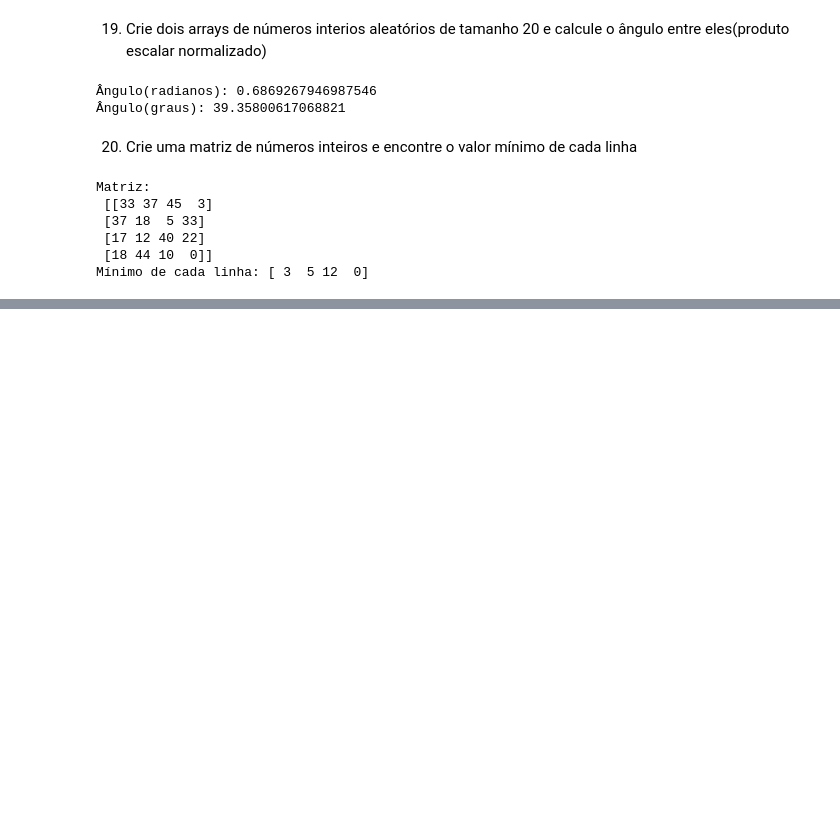
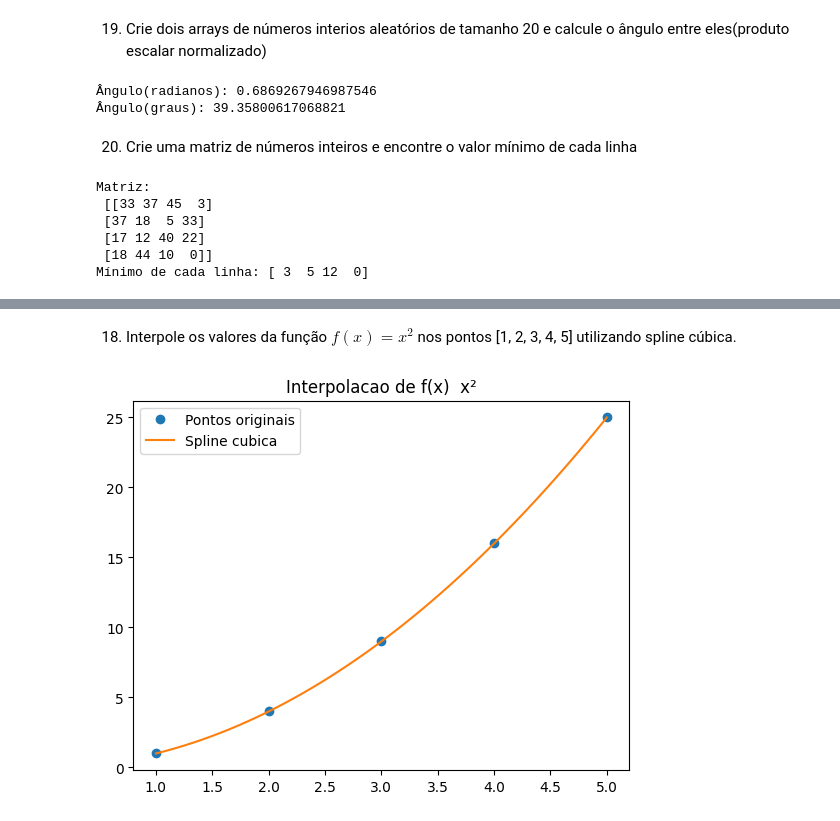
Before and after one commit to MikhayahIV/faculdade-AI, a Jupyter notebook: Exercícios_Python_DataScience_VitorBlaia_A_6.ipynb, the cells around one changed output, grey strips where cells are left out. Saved outputs shown, nothing was run; the diff lists cells and outputs as text; code cells hidden in the pictures; blank space fills up the shorter version.

```diff
--- a/Exercícios_Python_DataScience_VitorBlaia_A_6.ipynb
+++ b/Exercícios_Python_DataScience_VitorBlaia_A_6.ipynb
@@ -322,0 +568,18 @@ Mínimo de cada linha: [ 3  5 12  0]
+# %% [markdown]
+18. Interpole os valores da função $f(x) = x^2$ nos pontos [1, 2, 3, 4, 5] utilizando spline cúbica.
+# %%
+x18 = np.array([1,2,3,4,5]);
+y18 = x18**2;
+f18 = interpolate.interp1d(x18,y18, kind='cubic');
+
+x18Novos = np.linspace(1,5,50);
+y18Novos = f18(x18Novos);
+
+plt.figure();
+plt.plot(x18,y18, 'o', label='Pontos originais');
+plt.plot(x18Novos,y18Novos, label='Spline cubica');
+plt.title("Interpolacao de f(x)  x²"); # alt direito + 2 para fazer ² obs.: tem que ser em outra aba
+plt.legend();
+plt.show();
+# %% [output]
+[figure, added]
```
Also changed, not shown: parts of 41 cells of this notebook.
